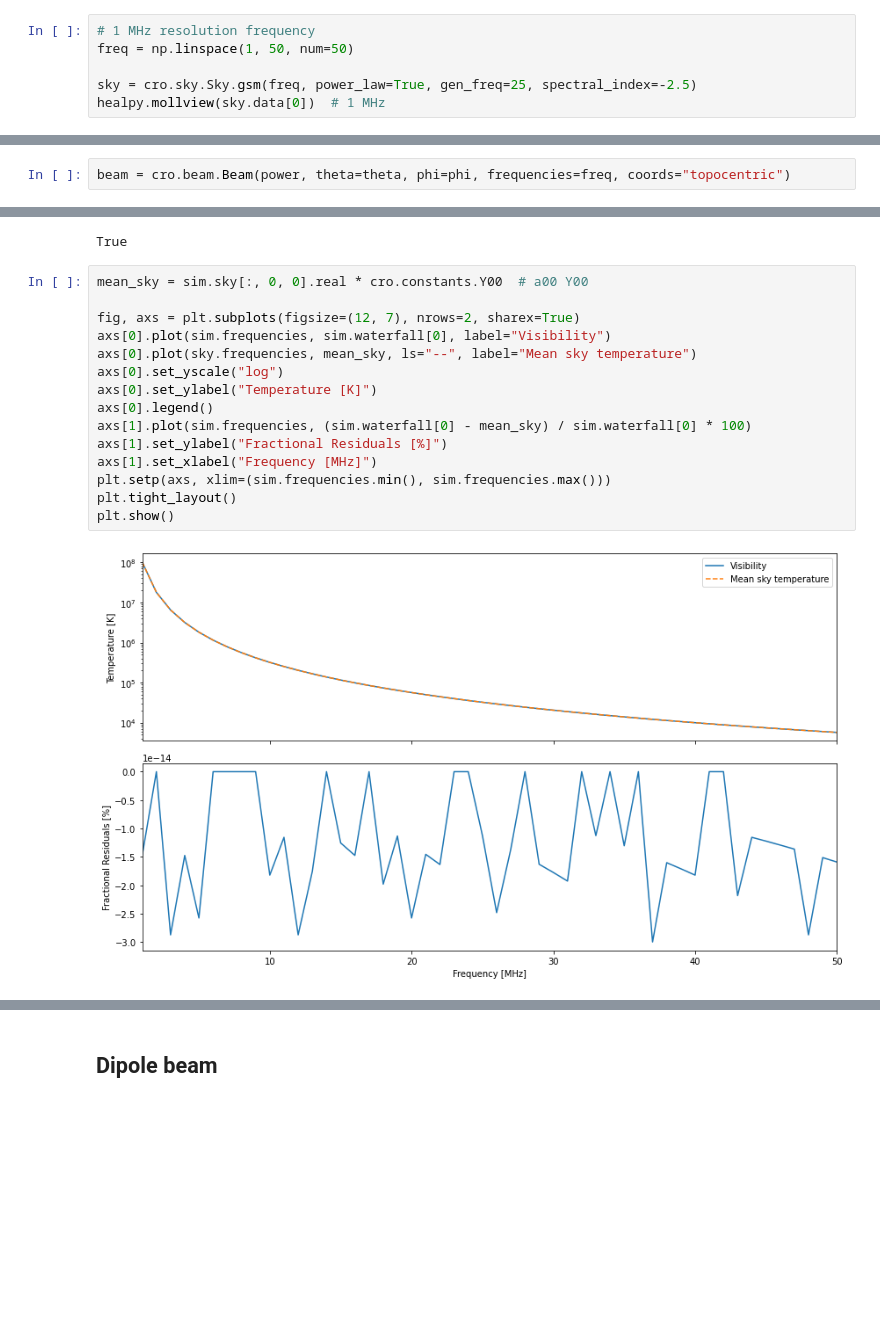
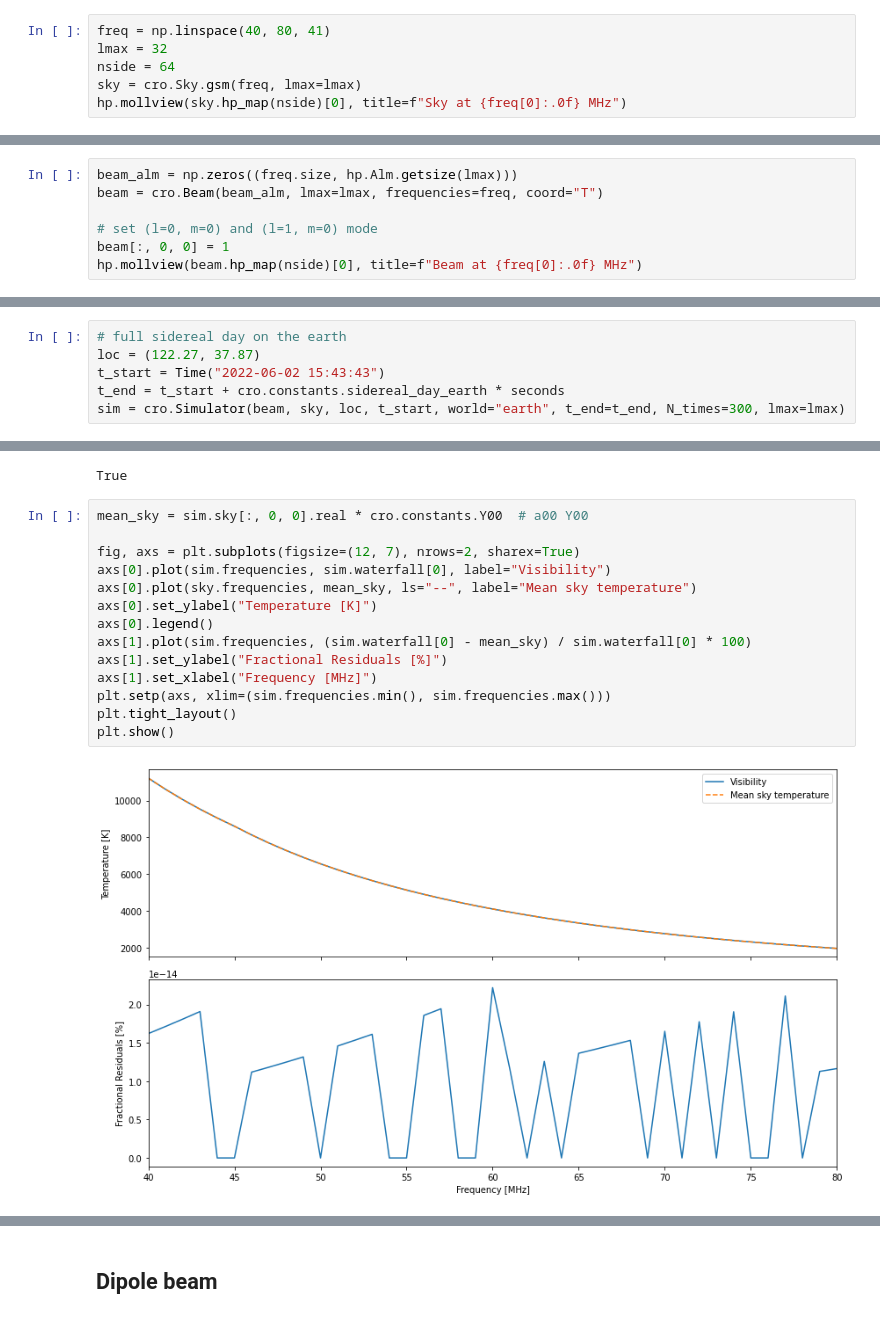
Before and after one commit to christianhbye/croissant, a Jupyter notebook: notebooks/test_analytic_beams.ipynb, the cells around one changed output, grey strips where cells are left out. Saved outputs shown, nothing was run; the diff lists cells and outputs as text; blank space fills up the shorter version.

```diff
--- a/notebooks/test_analytic_beams.ipynb
+++ b/notebooks/test_analytic_beams.ipynb
@@ -9,9 +9,9 @@ from lunarsky import Time
 import matplotlib.pyplot as plt
 import numpy as np
 # %%
-# 1 MHz resolution frequency
-freq = np.linspace(1, 50, num=50)
-
-sky = cro.sky.Sky.gsm(freq, power_law=True, gen_freq=25, spectral_index=-2.5)
-healpy.mollview(sky.data[0])  # 1 MHz
+freq = np.linspace(40, 80, 41)
+lmax = 32
+nside = 64
+sky = cro.Sky.gsm(freq, lmax=lmax)
+hp.mollview(sky.hp_map(nside)[0], title=f"Sky at {freq[0]:.0f} MHz")
 # %% [output]
@@ -28,2 +21,7 @@ power = np.ones((freq.size, theta.size, phi.size))
 # %%
-beam = cro.beam.Beam(power, theta=theta, phi=phi, frequencies=freq, coords="topocentric")
+beam_alm = np.zeros((freq.size, hp.Alm.getsize(lmax)))
+beam = cro.Beam(beam_alm, lmax=lmax, frequencies=freq, coord="T")
+
+# set (l=0, m=0) and (l=1, m=0) mode
+beam[:, 0, 0] = 1
+hp.mollview(beam.hp_map(nside)[0], title=f"Beam at {freq[0]:.0f} MHz")
@@ -42,3 +30,9 @@ sim = cro.simulator.Simulator(
+# %%
+# full sidereal day on the earth
+loc = (122.27, 37.87)
+t_start = Time("2022-06-02 15:43:43")
+t_end = t_start + cro.constants.sidereal_day_earth * seconds
+sim = cro.Simulator(beam, sky, loc, t_start, world="earth", t_end=t_end, N_times=300, lmax=lmax)
 # %%
 sim.run(dpss=False)
 sim.plot()
@@ -55,20 +49,19 @@ True
 # %%
 mean_sky = sim.sky[:, 0, 0].real * cro.constants.Y00  # a00 Y00
 
 fig, axs = plt.subplots(figsize=(12, 7), nrows=2, sharex=True)
 axs[0].plot(sim.frequencies, sim.waterfall[0], label="Visibility")
 axs[0].plot(sky.frequencies, mean_sky, ls="--", label="Mean sky temperature")
-axs[0].set_yscale("log")
 axs[0].set_ylabel("Temperature [K]")
 axs[0].legend()
 axs[1].plot(sim.frequencies, (sim.waterfall[0] - mean_sky) / sim.waterfall[0] * 100)
 axs[1].set_ylabel("Fractional Residuals [%]")
 axs[1].set_xlabel("Frequency [MHz]")
 plt.setp(axs, xlim=(sim.frequencies.min(), sim.frequencies.max()))
 plt.tight_layout()
 plt.show()
 # %% [output]
-[figure, old version]
+[figure, new version]
 # %%
 # we get the same result on the moon
 t_end_moon = t_start + cro.constants.sidereal_day_moon * seconds
```
Also changed, not shown: parts of 14 cells of this notebook, 1 other file.
